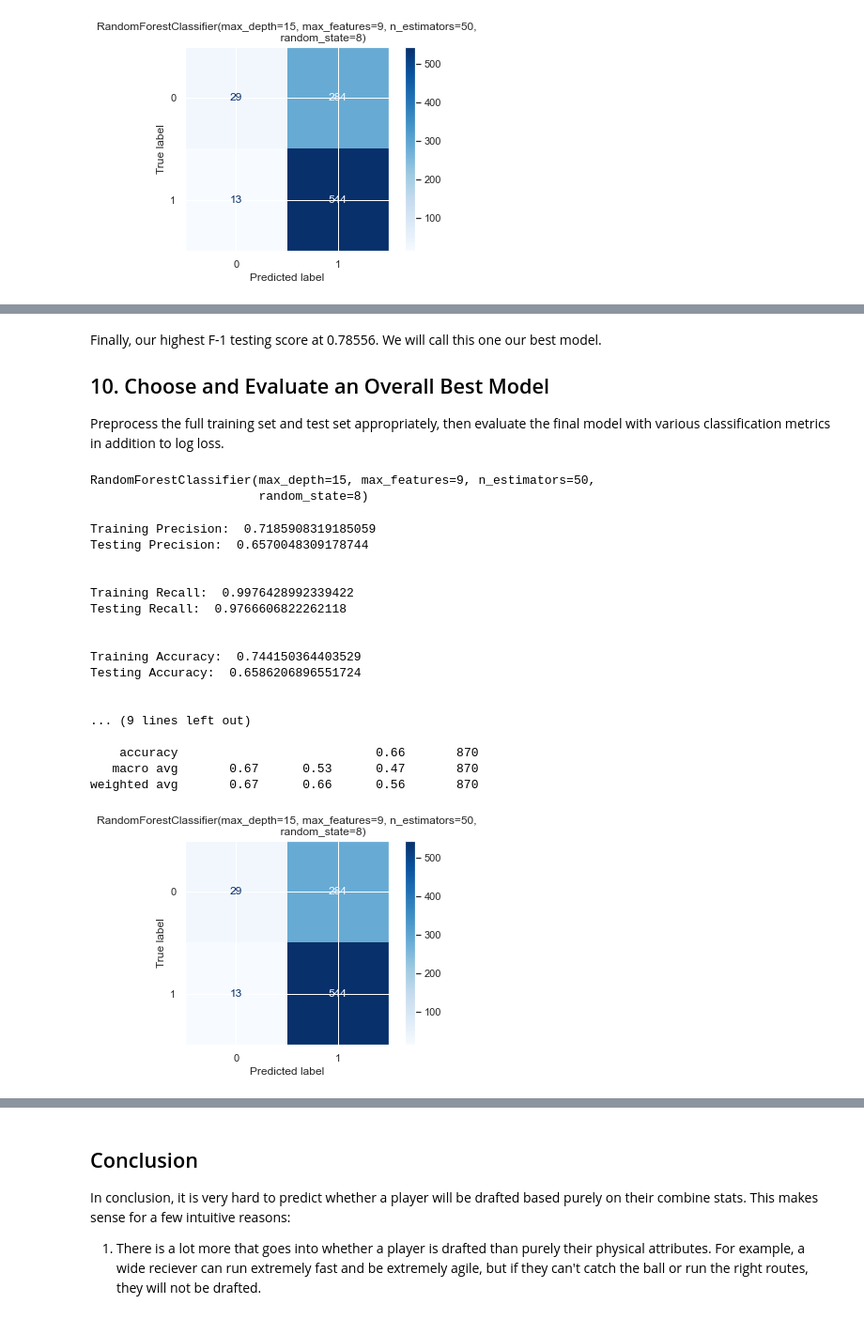
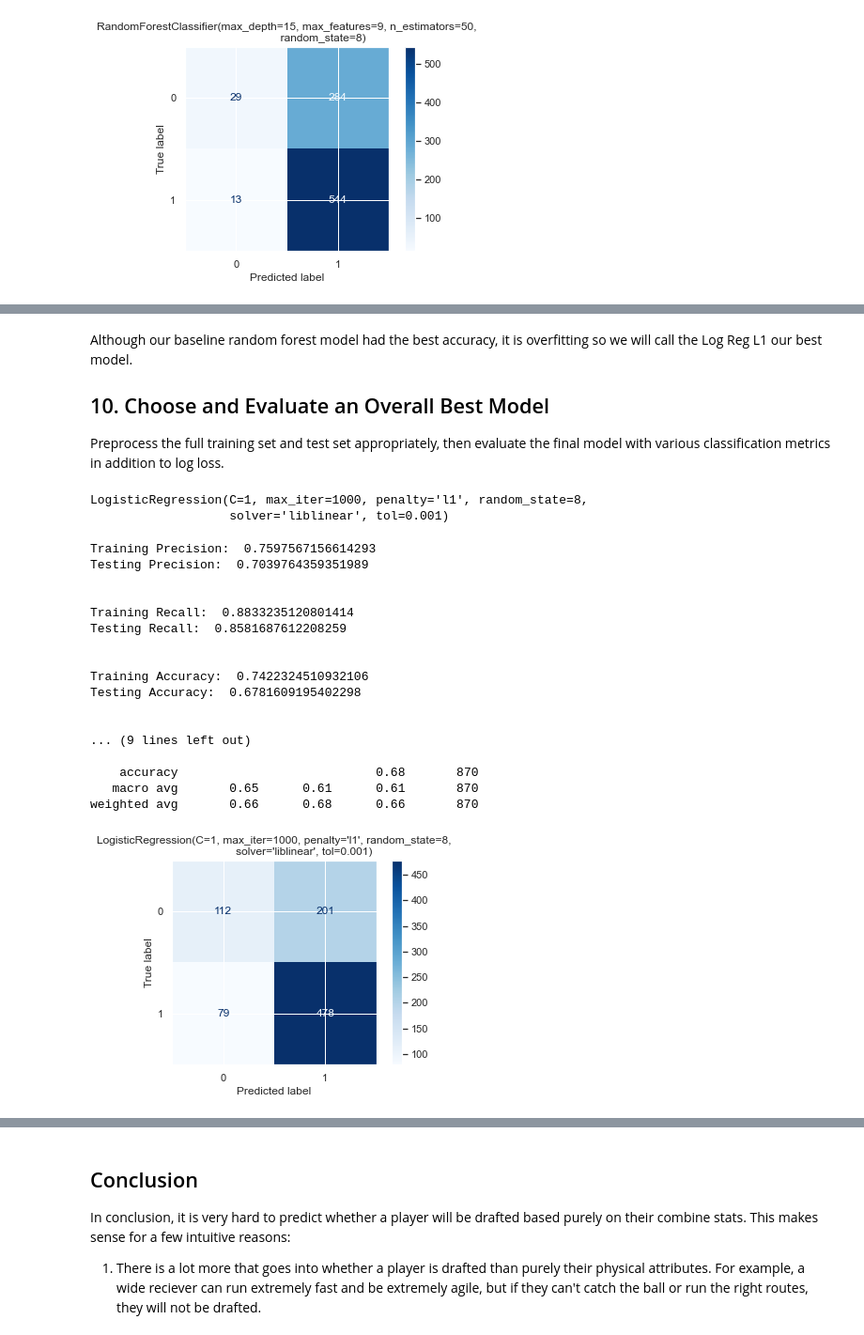
Before and after one commit to kevgross89/Phase-3-Project, a Jupyter notebook: Phase 3 NFL Project.ipynb, the cells around one changed output, grey strips where cells are left out. Shown at 94% size. Cells and saved outputs as stored; diff of their text form; code cells hidden in the pictures.

Commit message:
Updated to accuracy scores

```diff
--- a/Phase 3 NFL Project.ipynb
+++ b/Phase 3 NFL Project.ipynb
@@ -1316,7 +1436,7 @@ rf_param_grid_1 = {'criterion': ['gini', 'entropy'],
 rf_model_1 = RandomForestClassifier(random_state=8)
 
 # Instantiate GridSearchCV
-rf_grid_1 = GridSearchCV(rf_model_1, rf_param_grid_1, scoring='neg_log_loss')
+rf_grid_1 = GridSearchCV(rf_model_1, rf_param_grid_1, scoring='accuracy')
 
 # Fit to the data
 rf_grid_1.fit(X_train, y_train)
@@ -1341,12 +1461,7 @@ rf_grid_1.best_params_
 # %%
 # Instantiate a RandomForestClassifier With The Results From Above
-rf_model_1 = RandomForestClassifier(criterion='gini', max_depth=10, max_features=10,
-                                 min_samples_leaf=1, min_samples_split=5, n_estimators=100, random_state=8)
+rf_model_1 = RandomForestClassifier(criterion='entropy', max_depth=10, max_features=10,
+                                 min_samples_leaf=1, min_samples_split=5, n_estimators=50, random_state=8)
 
 rf_model_1.fit(X_train, y_train)
-
-# Use cross_val_score with scoring="neg_log_loss" to evaluate the model on X_train and y_train
-rf_model_1_cv = cross_val_score(rf_model_1, X_train, y_train, scoring='neg_log_loss')
-
-rf_model_1_cv.mean() * -1
 # %% [output]
@@ -1388,7 +1523,7 @@ rf_param_grid_2 = {'criterion': ['gini', 'entropy'],
 rf_model_2 = RandomForestClassifier(random_state=8)
 
 # Instantiate GridSearchCV
-rf_grid_2 = GridSearchCV(rf_model_2, rf_param_grid_2, scoring='neg_log_loss')
+rf_grid_2 = GridSearchCV(rf_model_2, rf_param_grid_2, scoring='accuracy')
 
 # Fit to the data
 rf_grid_2.fit(X_train, y_train)
@@ -1447,36 +1599,35 @@ weighted avg       0.67      0.66      0.56       870
 # %% [markdown]
-Finally, our highest F-1 testing score at 0.78556. We will call this one our best model.
+Although our baseline random forest model had the best accuracy, it is overfitting so we will call the Log Reg L1 our best model.
 
 ## 10. Choose and Evaluate an Overall Best Model
 Preprocess the full training set and test set appropriately, then evaluate the final model with various classification metrics in addition to log loss.
 # %%
-# Instantiate a RandomForestClassifier With The Results From Above
-final_model = RandomForestClassifier(criterion='gini', max_depth=15, max_features=9,
-                                 min_samples_leaf=1, min_samples_split=2, n_estimators=50, random_state=8)
+# Instantiate a Logistic Regression With The Results From Above
+final_model = LogisticRegression(penalty='l1', max_iter=1000, C=1, solver='liblinear', tol=0.001, random_state=8)
 
-final_model.fit(X_train, y_train)
+final_model.fit(X_train_scaled, y_train)
 # %% [output]
-RandomForestClassifier(max_depth=15, max_features=9, n_estimators=50,
-                       random_state=8)
+LogisticRegression(C=1, max_iter=1000, penalty='l1', random_state=8,
+                   solver='liblinear', tol=0.001)
 # %%
-print_metrics(final_model, X_train, y_train, X_test, y_test)
+print_metrics(final_model, X_train_scaled, y_train, X_test_scaled, y_test)
 # %% [output]
-Training Precision:  0.7185908319185059
-Testing Precision:  0.6570048309178744
+Training Precision:  0.7597567156614293
+Testing Precision:  0.7039764359351989
 
 
-Training Recall:  0.9976428992339422
-Testing Recall:  0.9766606822262118
+Training Recall:  0.8833235120801414
+Testing Recall:  0.8581687612208259
 
 
-Training Accuracy:  0.744150364403529
-Testing Accuracy:  0.6586206896551724
+Training Accuracy:  0.7422324510932106
+Testing Accuracy:  0.6781609195402298
 
 
 ... (9 lines left out)
 
-    accuracy                           0.66       870
-   macro avg       0.67      0.53      0.47       870
-weighted avg       0.67      0.66      0.56       870
+    accuracy                           0.68       870
+   macro avg       0.65      0.61      0.61       870
+weighted avg       0.66      0.68      0.66       870
-[figure, old version]
+[figure, new version]
 # %% [markdown]
```
Also changed, not shown: parts of 84 cells of this notebook.
